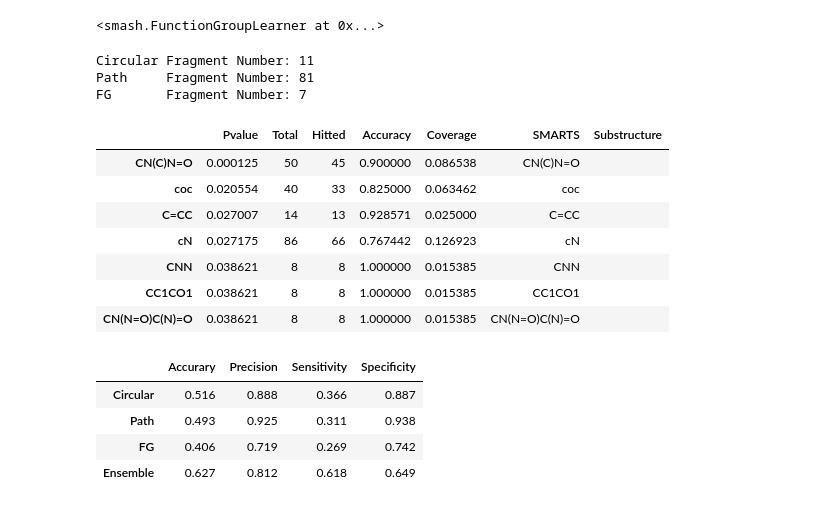
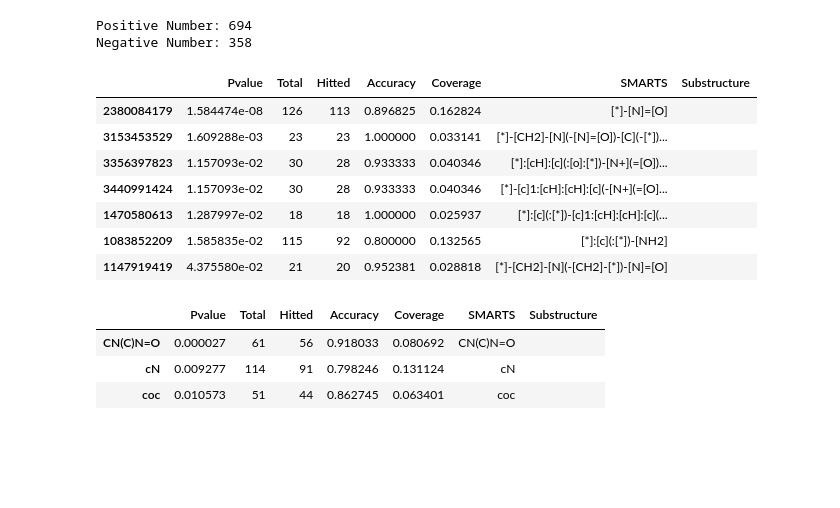
Before and after one commit to kotori-y/pySmash, a Jupyter notebook: tutorial/Application.ipynb, the cells around one changed output. Cells and saved outputs as stored; diff of their text form; code cells hidden in the pictures; blank space fills up the shorter version.

```diff
--- a/tutorial/Application.ipynb
+++ b/tutorial/Application.ipynb
@@ -47,7 +19,7 @@ def evaluateModel(y_true, y_pred):
 # %%
 # loading data
 data = pd.read_csv('./datasets/carc/carc.txt', sep='\t')
-pd.set_option('display.max_rows', 10)
+pd.set_option('display.max_rows', 8)
 data
 # %% [output]
 |  | SMILES | Label |
@@ -88,3 +36,12 @@ Testing  Negative Number: 97
+# %%
+mols = [Chem.MolFromSmiles(smi) for smi in data.SMILES]
+labels = data.Label.values
+
+print("Positive Number: {}".format(labels.sum()))
+print("Negative Number: {}".format((1-labels).sum()))
+# %% [output]
+Positive Number: 694
+Negative Number: 358
 # %%
 # Instantiate
 cir = CircularLearner(minRadius=1, maxRadius=4, nJobs=4)
@@ -92,29 +49,34 @@ path = PathLeanrner(minPath=1, maxPath=7, nJobs=4)
 fg = FunctionGroupLearner(nJobs=4)
-# %%
-# Fitting
-cir.fit(mol_train, y_train)
-path.fit(mol_train, y_train)
-fg.fit(mol_train, y_train)
-# %% [output]
-<smash.FunctionGroupLearner at 0x...>
-# %%
-# The number of each fragments
-print('{:8s} Fragment Number: {}'.format('Circular', len(cir.sigPvalue)))
-print('{:8s} Fragment Number: {}'.format('Path', len(path.sigPvalue)))
-print('{:8s} Fragment Number: {}'.format('FG', len(fg.sigPvalue)))
-# %% [output]
-Circular Fragment Number: 11
-Path     Fragment Number: 81
-FG       Fragment Number: 7
+# %%
+# Fitting
+kwgrs = {
+    "mols": mols,
+    "labels": labels,
+    "accCutoff": 0.7,
+    "pCutoff": 0.05,
+    "Bonferroni": True
+}
+
+sigCirPvalue, sigCirMatrix = cir.fit(**kwgrs)
+sigPathPvalue, sigPathMatrix = path.fit(**kwgrs)
+sigFgPvalue, sigFgMatrix = fg.fit(**kwgrs)
+# %%
+# Visualizing circular fragments
+IPython.display.HTML(sigCirPvalue.to_html(escape=False))
+# %% [output]
+|  | Pvalue | Total | Hitted | Accuracy | Coverage | SMARTS | Substructure |
+| 2380084179 | 1.584474e-08 | 126 | 113 | 0.896825 | 0.162824 | [*]-[N]=[O] |  |
+| 3153453529 | 1.609288e-03 | 23 | 23 | 1.000000 | 0.033141 | [*]-[CH2]-[N](-[N]=[O])-[C](-[*])... |  |
+| 3356397823 | 1.157093e-02 | 30 | 28 | 0.933333 | 0.040346 | [*]:[cH]:[c](:[o]:[*])-[N+](=[O])... |  |
+| 3440991424 | 1.157093e-02 | 30 | 28 | 0.933333 | 0.040346 | [*]-[c]1:[cH]:[cH]:[c](-[N+](=[O]... |  |
+| 1470580613 | 1.287997e-02 | 18 | 18 | 1.000000 | 0.025937 | [*]:[c](:[*])-[c]1:[cH]:[cH]:[c](... |  |
+| 1083852209 | 1.585835e-02 | 115 | 92 | 0.800000 | 0.132565 | [*]:[c](:[*])-[NH2] |  |
+| 1147919419 | 4.375580e-02 | 21 | 20 | 0.952381 | 0.028818 | [*]-[CH2]-[N](-[CH2]-[*])-[N]=[O] |  |
 # %%
 # Visualizing FG fragments
-IPython.display.HTML(fg.sigPvalue.to_html(escape=False))
+IPython.display.HTML(sigFgPvalue.to_html(escape=False))
 # %% [output]
 |  | Pvalue | Total | Hitted | Accuracy | Coverage | SMARTS | Substructure |
-| CN(C)N=O | 0.000125 | 50 | 45 | 0.900000 | 0.086538 | CN(C)N=O |  |
-| coc | 0.020554 | 40 | 33 | 0.825000 | 0.063462 | coc |  |
-| C=CC | 0.027007 | 14 | 13 | 0.928571 | 0.025000 | C=CC |  |
-| cN | 0.027175 | 86 | 66 | 0.767442 | 0.126923 | cN |  |
-| CNN | 0.038621 | 8 | 8 | 1.000000 | 0.015385 | CNN |  |
-| CC1CO1 | 0.038621 | 8 | 8 | 1.000000 | 0.015385 | CC1CO1 |  |
-| CN(N=O)C(N)=O | 0.038621 | 8 | 8 | 1.000000 | 0.015385 | CN(N=O)C(N)=O |  |
+| CN(C)N=O | 0.000027 | 61 | 56 | 0.918033 | 0.080692 | CN(C)N=O |  |
+| cN | 0.009277 | 114 | 91 | 0.798246 | 0.131124 | cN |  |
+| coc | 0.010573 | 51 | 44 | 0.862745 | 0.063401 | coc |  |
@@ -127,13 +82,0 @@ y_pred_ensemble = ((y_pred_cir + y_pred_path + y_pred_fg) >= 1) + 0
-# %%
-#Measure
-res = pd.DataFrame([evaluateModel(y_test, y_pred_cir), evaluateModel(y_test, y_pred_path),
-                    evaluateModel(y_test, y_pred_fg), evaluateModel(y_test, y_pred_ensemble)],
-                  index=['Circular', 'Path', 'FG', 'Ensemble'])
-
-res
-# %% [output]
-|  | Accurary | Precision | Sensitivity | Specificity |
-| Circular | 0.516 | 0.888 | 0.366 | 0.887 |
-| Path | 0.493 | 0.925 | 0.311 | 0.938 |
-| FG | 0.406 | 0.719 | 0.269 | 0.742 |
-| Ensemble | 0.627 | 0.812 | 0.618 | 0.649 |
```
Also changed, not shown: parts of 20 cells of this notebook, 9 other files.
